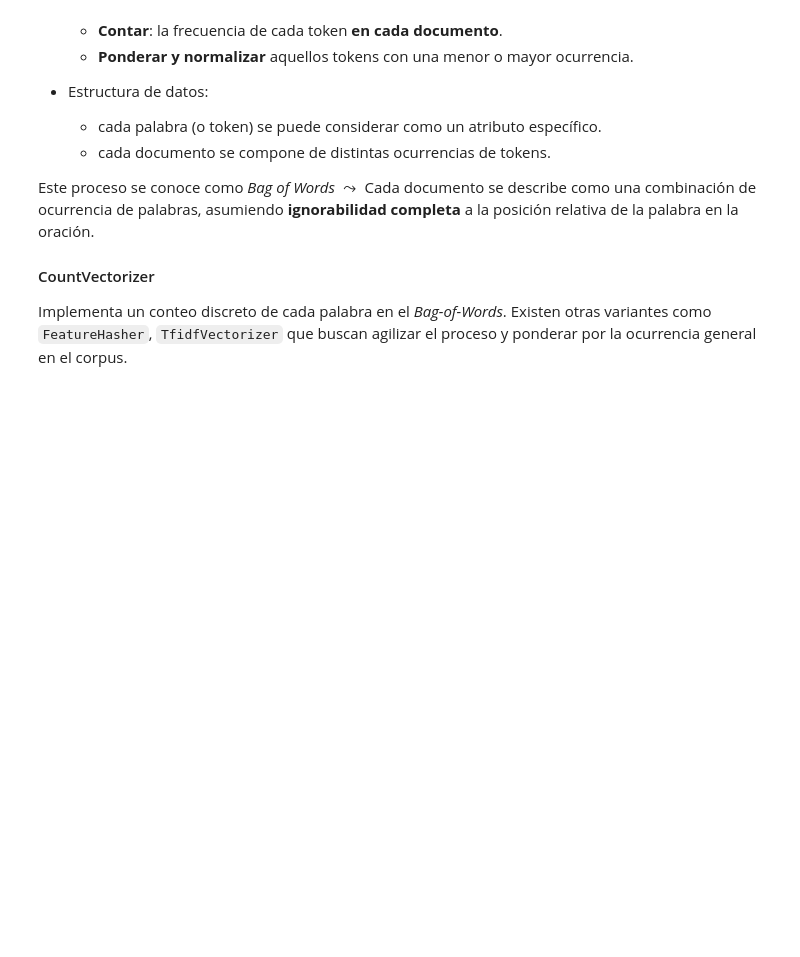
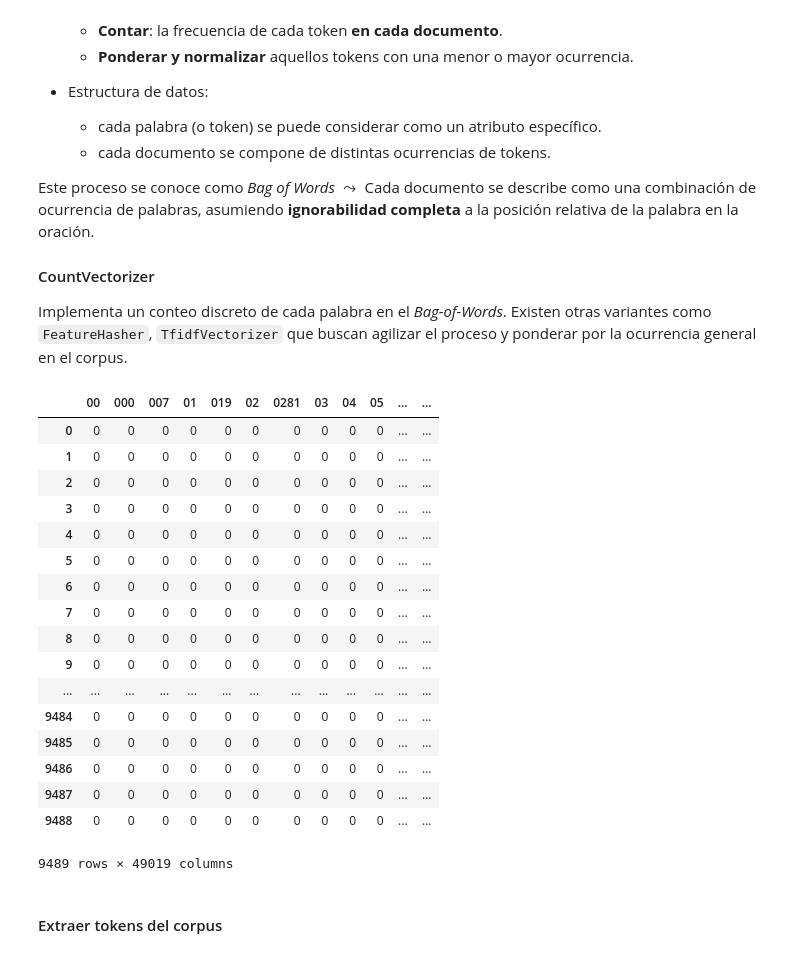
Before and after one commit to learning888/ml-adl-g5-scribe, a Jupyter notebook: lec-3/Untitled.ipynb, the cells around one changed output. Cells and saved outputs as stored; diff of their text form; code cells hidden in the pictures; blank space fills up the shorter version.

```diff
--- a/lec-3/Untitled.ipynb
+++ b/lec-3/Untitled.ipynb
@@ -117,0 +124,30 @@ Implementa un conteo discreto de cada palabra en el _Bag-of-Words_. Existen otra
+# %%
+cv = CountVectorizer(stop_words='english')
+# %%
+cv_fit = cv.fit_transform(df_lyrics['Lyrics'])
+# %%
+sparse_representation = pd.DataFrame(cv_fit.toarray())
+sparse_representation.columns = cv.get_feature_names()
+# %%
+sparse_representation
+# %% [output]
+|  | 00 | 000 | 007 | 01 | 019 | 02 | 0281 | 03 | 04 | 05 | ... | ... |
+| 0 | 0 | 0 | 0 | 0 | 0 | 0 | 0 | 0 | 0 | 0 | ... | ... |
+| 1 | 0 | 0 | 0 | 0 | 0 | 0 | 0 | 0 | 0 | 0 | ... | ... |
+| 2 | 0 | 0 | 0 | 0 | 0 | 0 | 0 | 0 | 0 | 0 | ... | ... |
+| 3 | 0 | 0 | 0 | 0 | 0 | 0 | 0 | 0 | 0 | 0 | ... | ... |
+| 4 | 0 | 0 | 0 | 0 | 0 | 0 | 0 | 0 | 0 | 0 | ... | ... |
+| 5 | 0 | 0 | 0 | 0 | 0 | 0 | 0 | 0 | 0 | 0 | ... | ... |
+| 6 | 0 | 0 | 0 | 0 | 0 | 0 | 0 | 0 | 0 | 0 | ... | ... |
+| 7 | 0 | 0 | 0 | 0 | 0 | 0 | 0 | 0 | 0 | 0 | ... | ... |
+| 8 | 0 | 0 | 0 | 0 | 0 | 0 | 0 | 0 | 0 | 0 | ... | ... |
+| 9 | 0 | 0 | 0 | 0 | 0 | 0 | 0 | 0 | 0 | 0 | ... | ... |
+| ... | ... | ... | ... | ... | ... | ... | ... | ... | ... | ... | ... | ... |
+| 9484 | 0 | 0 | 0 | 0 | 0 | 0 | 0 | 0 | 0 | 0 | ... | ... |
+| 9485 | 0 | 0 | 0 | 0 | 0 | 0 | 0 | 0 | 0 | 0 | ... | ... |
+| 9486 | 0 | 0 | 0 | 0 | 0 | 0 | 0 | 0 | 0 | 0 | ... | ... |
+| 9487 | 0 | 0 | 0 | 0 | 0 | 0 | 0 | 0 | 0 | 0 | ... | ... |
+| 9488 | 0 | 0 | 0 | 0 | 0 | 0 | 0 | 0 | 0 | 0 | ... | ... |
+9489 rows × 49019 columns
+# %% [markdown]
+#### Extraer tokens del corpus
```
Also changed, not shown: parts of 9 cells of this notebook.
